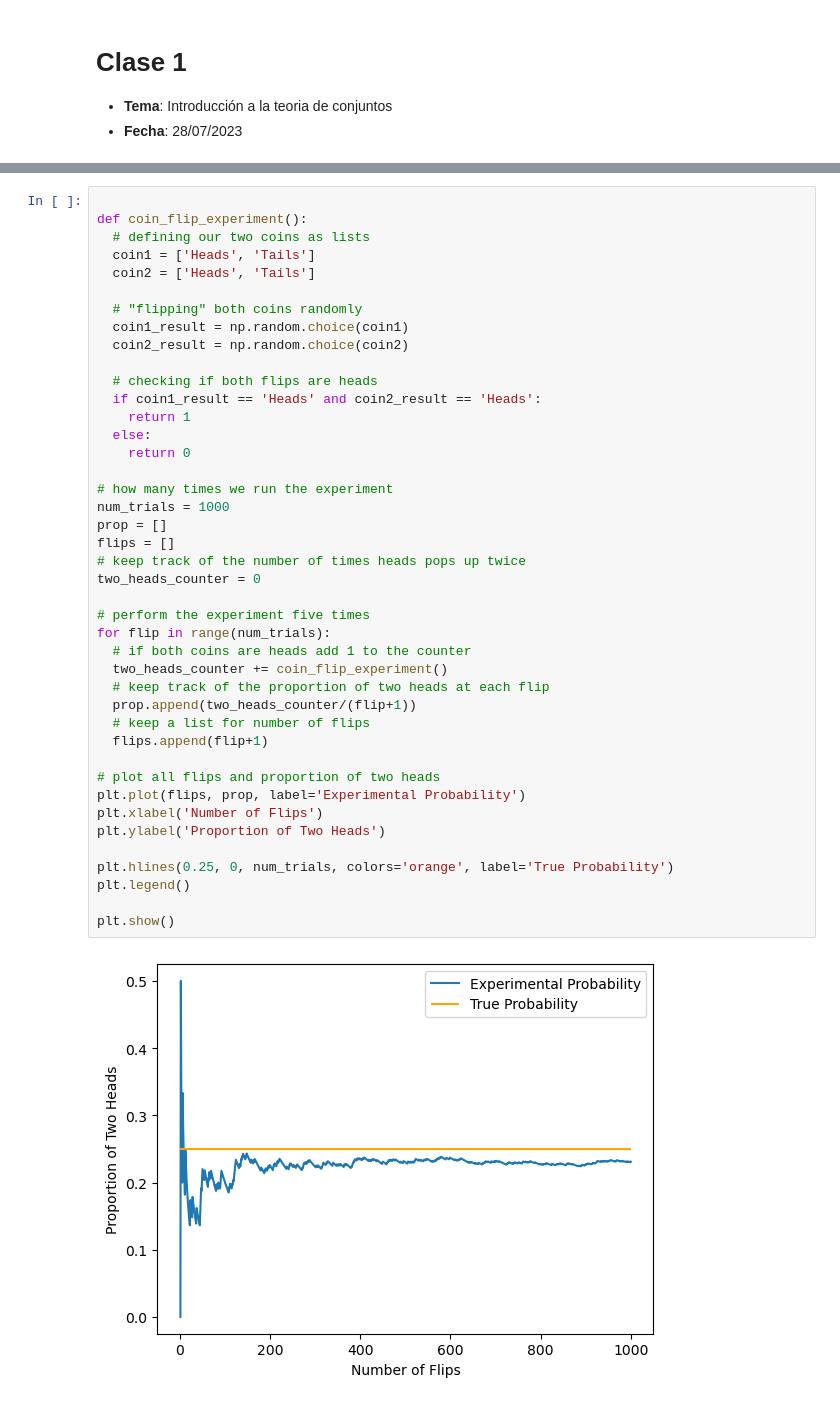
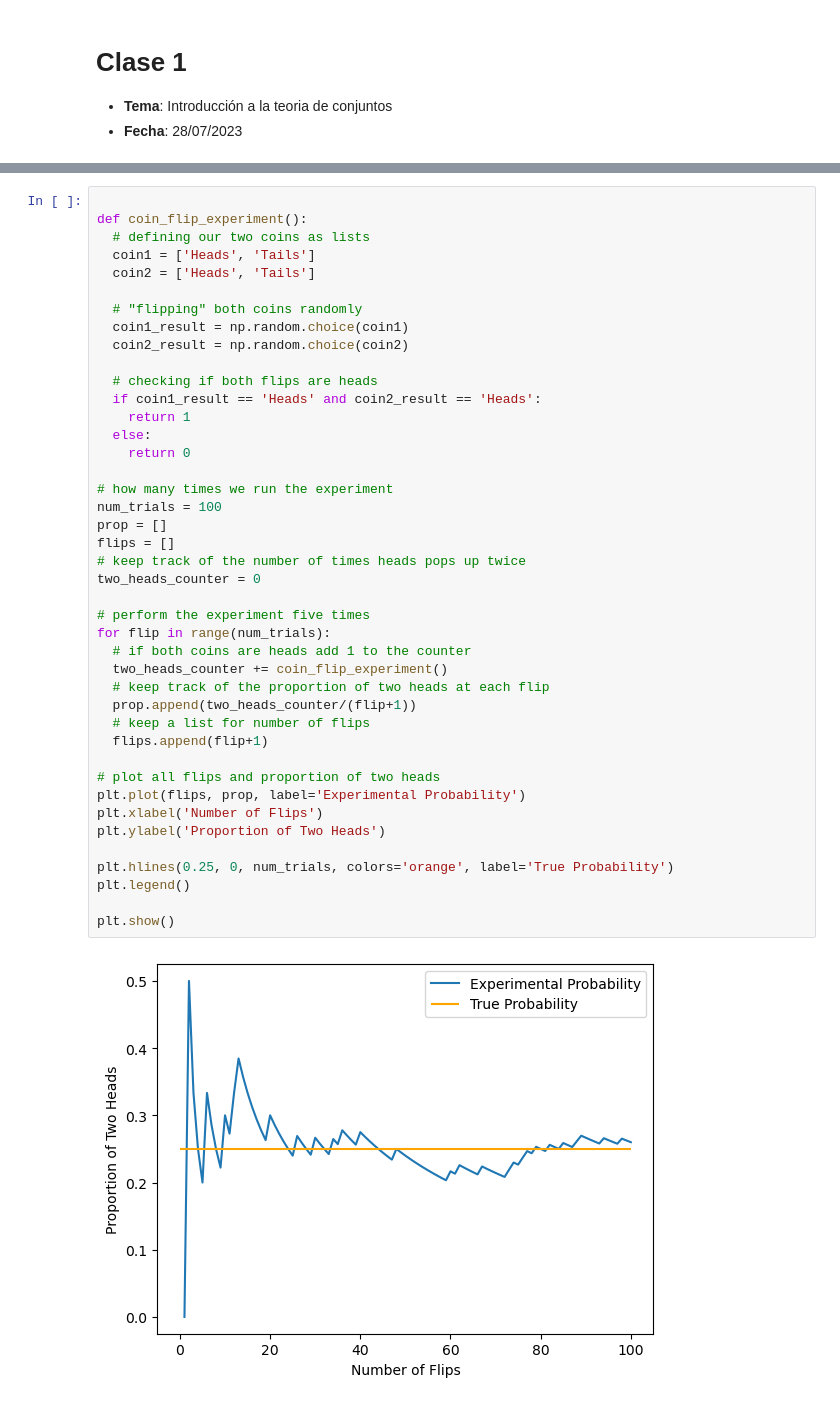
Before and after one commit to estocasticos-udem/clases-2023-2, a Jupyter notebook: clase1_02-08-2023.ipynb, the cells around one changed output, grey strips where cells are left out. Saved outputs shown, nothing was run; the diff lists cells and outputs as text.

```diff
--- a/clase1_02-08-2023.ipynb
+++ b/clase1_02-08-2023.ipynb
@@ -77,32 +124,32 @@ def coin_flip_experiment():
   if coin1_result == 'Heads' and coin2_result == 'Heads':
     return 1
   else:
     return 0
 
 # how many times we run the experiment
-num_trials = 1000
+num_trials = 100
 prop = []
 flips = []
 # keep track of the number of times heads pops up twice
 two_heads_counter = 0
 
 # perform the experiment five times
 for flip in range(num_trials):
   # if both coins are heads add 1 to the counter
   two_heads_counter += coin_flip_experiment()
   # keep track of the proportion of two heads at each flip
   prop.append(two_heads_counter/(flip+1))
   # keep a list for number of flips
   flips.append(flip+1)
 
 # plot all flips and proportion of two heads
 plt.plot(flips, prop, label='Experimental Probability')
 plt.xlabel('Number of Flips')
 plt.ylabel('Proportion of Two Heads')
 
 plt.hlines(0.25, 0, num_trials, colors='orange', label='True Probability')
 plt.legend()
 
 plt.show()
 # %% [output]
-[figure, old version]
+[figure, new version]
```
Also changed, not shown: parts of 26 cells of this notebook.
